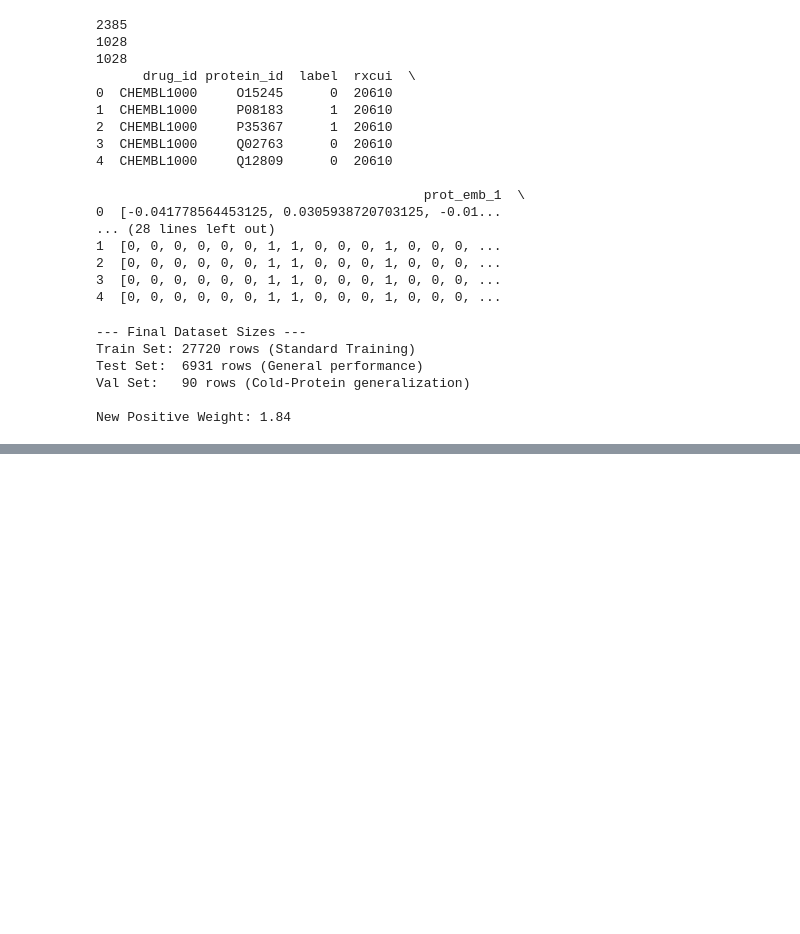
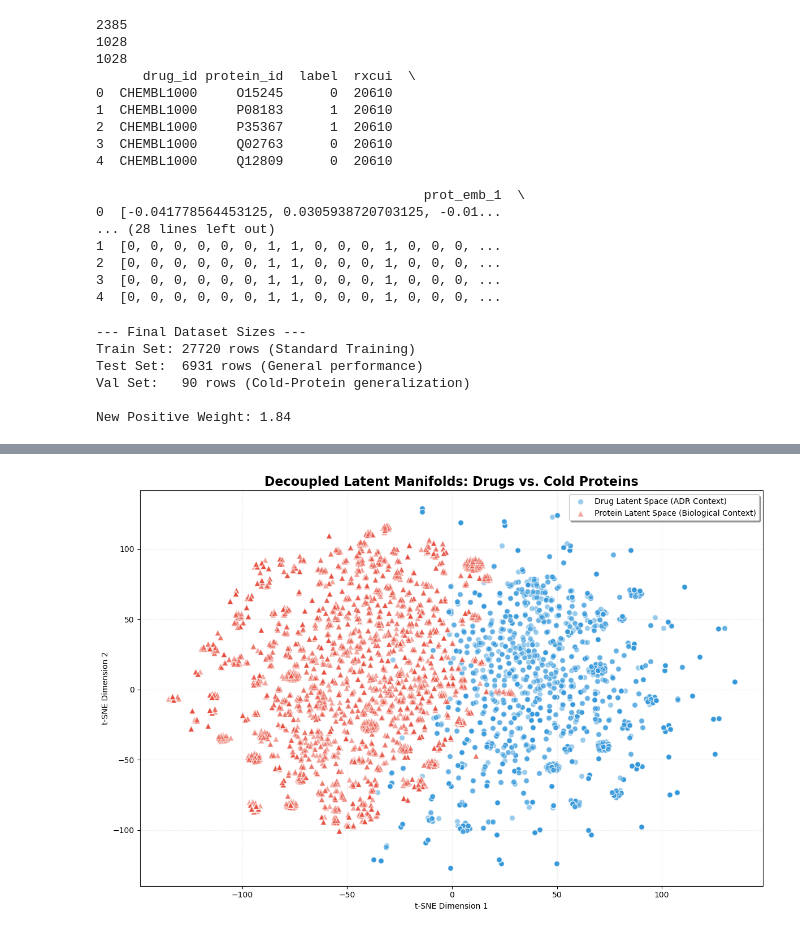
Before and after one commit to sabbir-mirza-013/Deep-Learning-Frameworks-for-Multi-Task-Prediction-of-Drug-Target-Interactions-and-Adverse-Effects, a Jupyter notebook: Model/TestModel/main.ipynb, the cells around one changed output, grey strips where cells are left out. Saved outputs shown, nothing was run; the diff lists cells and outputs as text; code cells hidden in the pictures; blank space fills up the shorter version.

```diff
--- a/Model/TestModel/main.ipynb
+++ b/Model/TestModel/main.ipynb
@@ -502,0 +613,55 @@ Val DTI AUROC: 0.8760 | Val DTI AUPRC: 0.7310 | Val ADR AUROC: 0.9049 | Val ADR
+# %%
+import numpy as np
+from sklearn.manifold import TSNE
+import matplotlib.pyplot as plt
+
+def plot_separated_entities(model, loader, device):
+    model.eval()
+    drug_latents = []
+    prot_latents = []
+
+    # We use a limited number of batches to keep the t-SNE calculation fast
+    with torch.no_grad():
+        for i, (d1, d2, p1, p2, _, _) in enumerate(loader):
+            # Extract individual fused features
+            # These are the outputs of your fusion modules before they are combined
+            f_drug = model.drug_fusion(d1.to(device), d2.to(device))
+            f_prot = model.prot_fusion(p1.to(device), p2.to(device))
+
+            drug_latents.append(f_drug.cpu().numpy())
+            prot_latents.append(f_prot.cpu().numpy())
+
+            if i > 50: break # Limit to ~50 batches for clear visualization
+
+    drugs = np.concatenate(drug_latents)
+    prots = np.concatenate(prot_latents)
+    all_features = np.vstack([drugs, prots])
+
+    # Removed 'n_iter' to prevent the error; 'max_iter' is the modern equivalent
+    tsne = TSNE(n_components=2, perplexity=30, max_iter=1000, random_state=42, init='pca')
+    z_2d = tsne.fit_transform(all_features)
+
+    z_drugs = z_2d[:len(drugs)]
+    z_prots = z_2d[len(drugs):]
+
+    plt.figure(figsize=(12, 8))
+
+    # Plotting with a slight alpha for better visibility of density
+    plt.scatter(z_drugs[:, 0], z_drugs[:, 1], c='#3498db', alpha=0.5,
+                label='Drug Latent Space (ADR Context)', marker='o', edgecolors='w', s=50)
+
+    plt.scatter(z_prots[:, 0], z_prots[:, 1], c='#e74c3c', alpha=0.5,
+                label='Protein Latent Space (Biological Context)', marker='^', edgecolors='w', s=60)
+
+    plt.title('Decoupled Latent Manifolds: Drugs vs. Cold Proteins', fontsize=16, fontweight='bold')
+    plt.xlabel('t-SNE Dimension 1')
+    plt.ylabel('t-SNE Dimension 2')
+    plt.legend(frameon=True, shadow=True)
+    plt.grid(True, linestyle='--', alpha=0.2)
+    plt.tight_layout()
+    plt.show()
+
+# Execute with your trained model
+plot_separated_entities(model, test_loader, device)
+# %% [output]
+[figure, added]
```
Also changed, not shown: parts of 10 cells of this notebook, 1 other file.
